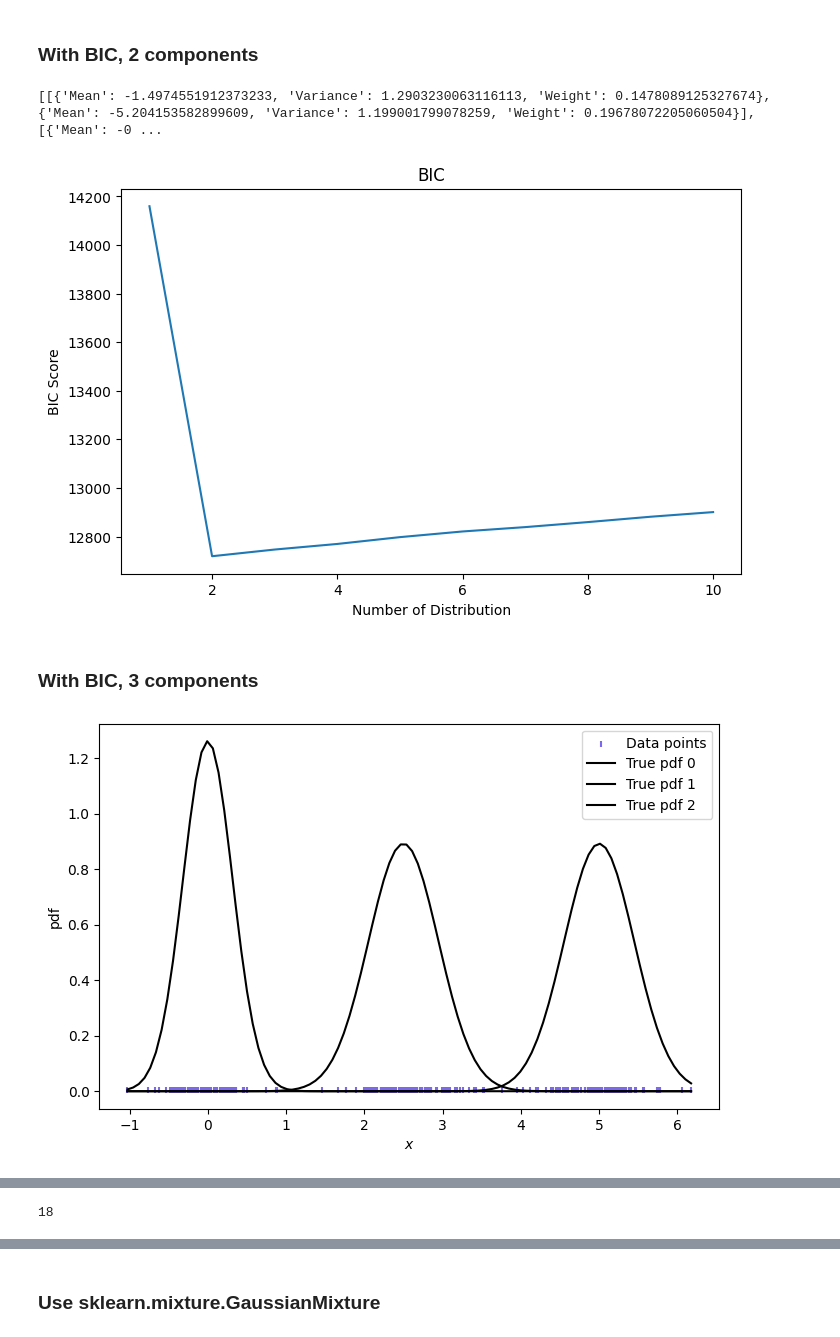
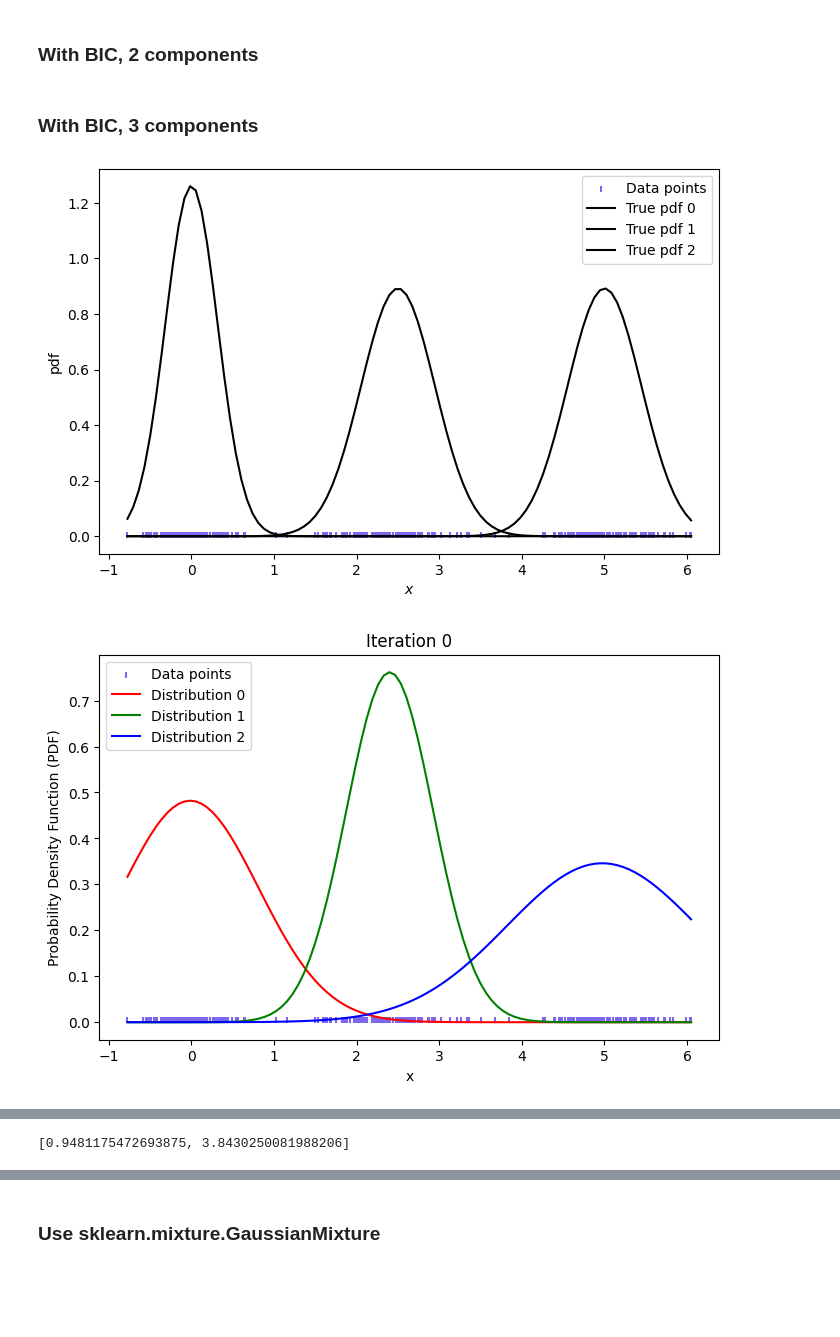
Before and after one commit to devitahalim/scie30001-project, a Jupyter notebook: notebooks/testGMM.ipynb, the cells around one changed output, grey strips where cells are left out. Saved outputs shown, nothing was run; the diff lists cells and outputs as text; code cells hidden in the pictures; blank space fills up the shorter version.

```diff
--- a/notebooks/testGMM.ipynb
+++ b/notebooks/testGMM.ipynb
@@ -14,27 +11,19 @@ import gaussianfunctions as gauss
 def EMGMM(X,initial_param):
     n_components=gauss.BIC_gmm(X)
     em=gauss.GaussianEM(X,n_components,initial_param)
-    gauss.PlotGMM(X,em,10)
+    return(em)
-# %%
-data=gauss.SimulateGMM(1000,10,4,-5,20)
-
-# gauss.PlotTrue(data,[10,-5],[4,20])
-n_components=gauss.BIC_gmm(data)
-em=gauss.GaussianEM(data,n_components,[])
-print(em)
-# %% [output]
-[[{'Mean': -1.4974551912373233, 'Variance': 1.2903230063116113, 'Weight': 0.1478089125327674}, {'Mean': -5.204153582899609, 'Variance': 1.199001799078259, 'Weight': 0.19678072205060504}], [{'Mean': -0 ...
-[figure, removed]
 # %% [markdown]
 ### With BIC, 3 components
 # %%
 X1=np.random.normal(5,np.sqrt(0.2),100)
 X2=np.random.normal(2.5,np.sqrt(0.2),100)
 X3=np.random.normal(0,np.sqrt(0.1),100)
 X=np.array(list(X1)+list(X2)+list(X3))
 
 gauss.PlotTrue(X,[5,2.5,0],[0.2,0.2,0.1])
-# EMGMM(X,[])
-print(len(gauss.GaussianEM(X,3,[])))
+em=EMGMM(X,[])
+gauss.PlotGMM(X,em,10)
+gauss.findThreshold(X,3,em)
 # %% [output]
-[figure, old version]
+[figure, new version]
+[figure, added]
@@ -41,4 +31,4 @@ print(len(gauss.GaussianEM(X,3,[])))
-18
+[0.9481175472693875, 3.8430250081988206]
 # %%
 D1=np.random.normal(5,np.sqrt(0.1),100)
 D2=np.random.normal(2.5,np.sqrt(0.1),100)
```
Also changed, not shown: parts of 33 cells of this notebook, 1 other file.
